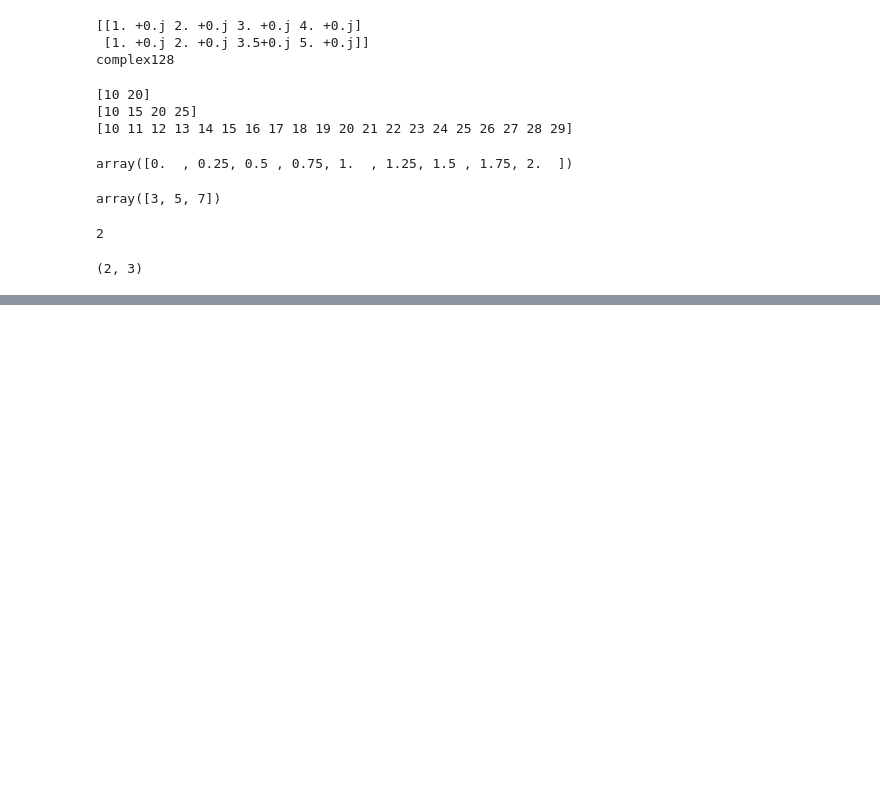
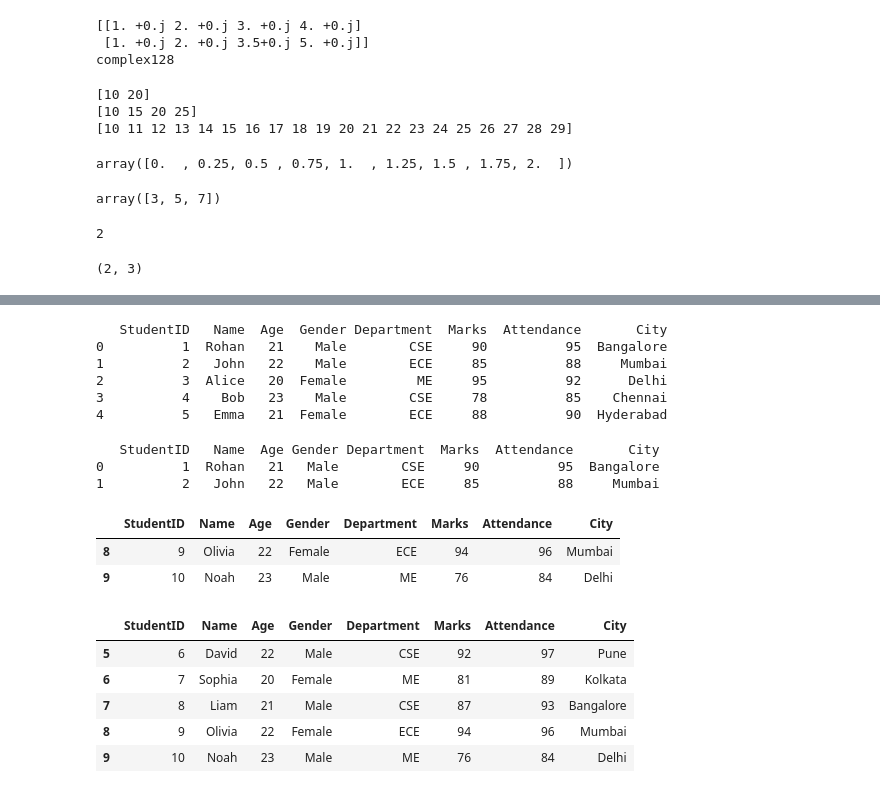
Before and after one commit to Rohangambig/Python-DSA-To-LLM, a Jupyter notebook: numpy/Untitled.ipynb, the cells around one changed output, grey strips where cells are left out. Cells and saved outputs as stored; diff of their text form; code cells hidden in the pictures; blank space fills up the shorter version.

```diff
--- a/numpy/Untitled.ipynb
+++ b/numpy/Untitled.ipynb
@@ -54,0 +148,4 @@ arr1.shape
+# %%
+import pandas as pd
+data = pd.read_json('students.json')
+print(pd.DataFrame(data))
@@ -54,0 +164,33 @@ arr1.shape
+# %%
+# head() : This is used for displaying the specific number of rows from a file or data top to bottom.
+
+print(data.head())
+# %% [output]
+   StudentID   Name  Age  Gender Department  Marks  Attendance       City
+0          1  Rohan   21    Male        CSE     90          95  Bangalore
+1          2   John   22    Male        ECE     85          88     Mumbai
+2          3  Alice   20  Female         ME     95          92      Delhi
+3          4    Bob   23    Male        CSE     78          85    Chennai
+4          5   Emma   21  Female        ECE     88          90  Hyderabad
+# %%
+print(data.head(2))
+# %% [output]
+   StudentID   Name  Age Gender Department  Marks  Attendance       City
+0          1  Rohan   21   Male        CSE     90          95  Bangalore
+1          2   John   22   Male        ECE     85          88     Mumbai
+# %%
+# tail() : This works like .head() but starts from last
+data.tail(2)
+# %% [output]
+|  | StudentID | Name | Age | Gender | Department | Marks | Attendance | City |
+| 8 | 9 | Olivia | 22 | Female | ECE | 94 | 96 | Mumbai |
+| 9 | 10 | Noah | 23 | Male | ME | 76 | 84 | Delhi |
+# %%
+data.tail()
+# %% [output]
+|  | StudentID | Name | Age | Gender | Department | Marks | Attendance | City |
+| 5 | 6 | David | 22 | Male | CSE | 92 | 97 | Pune |
+| 6 | 7 | Sophia | 20 | Female | ME | 81 | 89 | Kolkata |
+| 7 | 8 | Liam | 21 | Male | CSE | 87 | 93 | Bangalore |
+| 8 | 9 | Olivia | 22 | Female | ECE | 94 | 96 | Mumbai |
+| 9 | 10 | Noah | 23 | Male | ME | 76 | 84 | Delhi |
```
Also changed, not shown: parts of 23 cells of this notebook, 2 other files.
